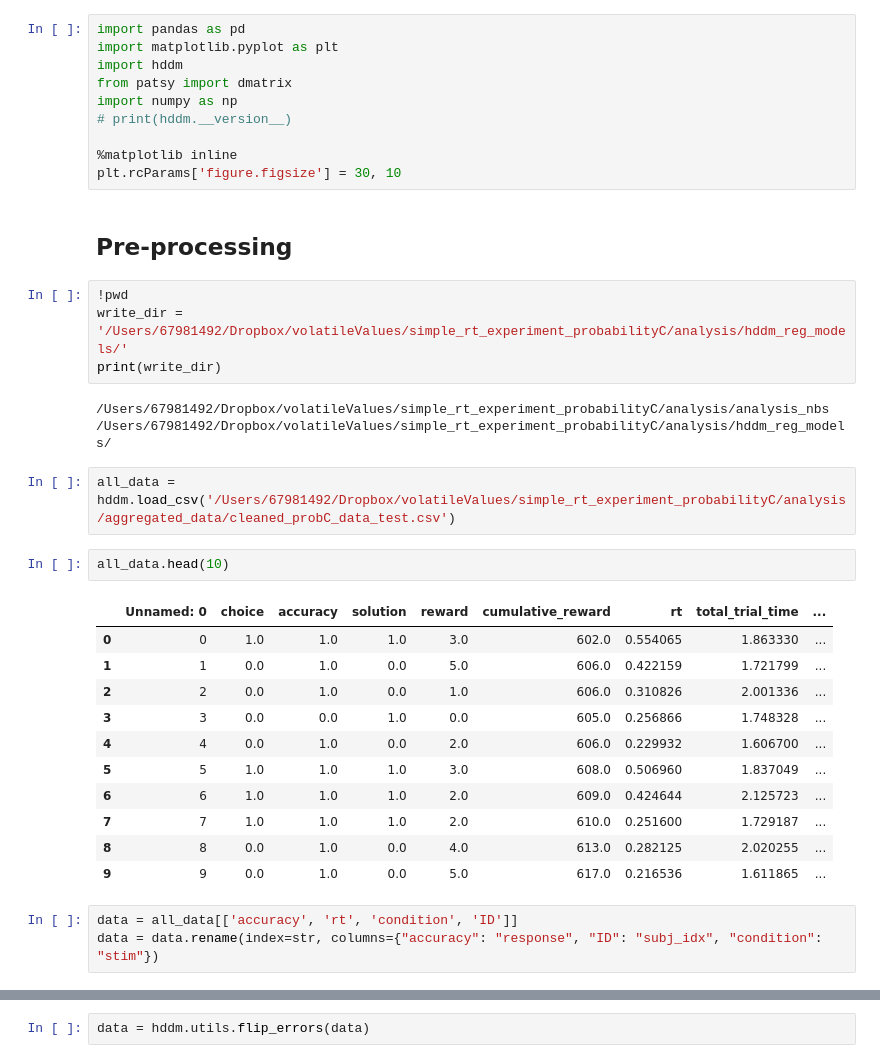
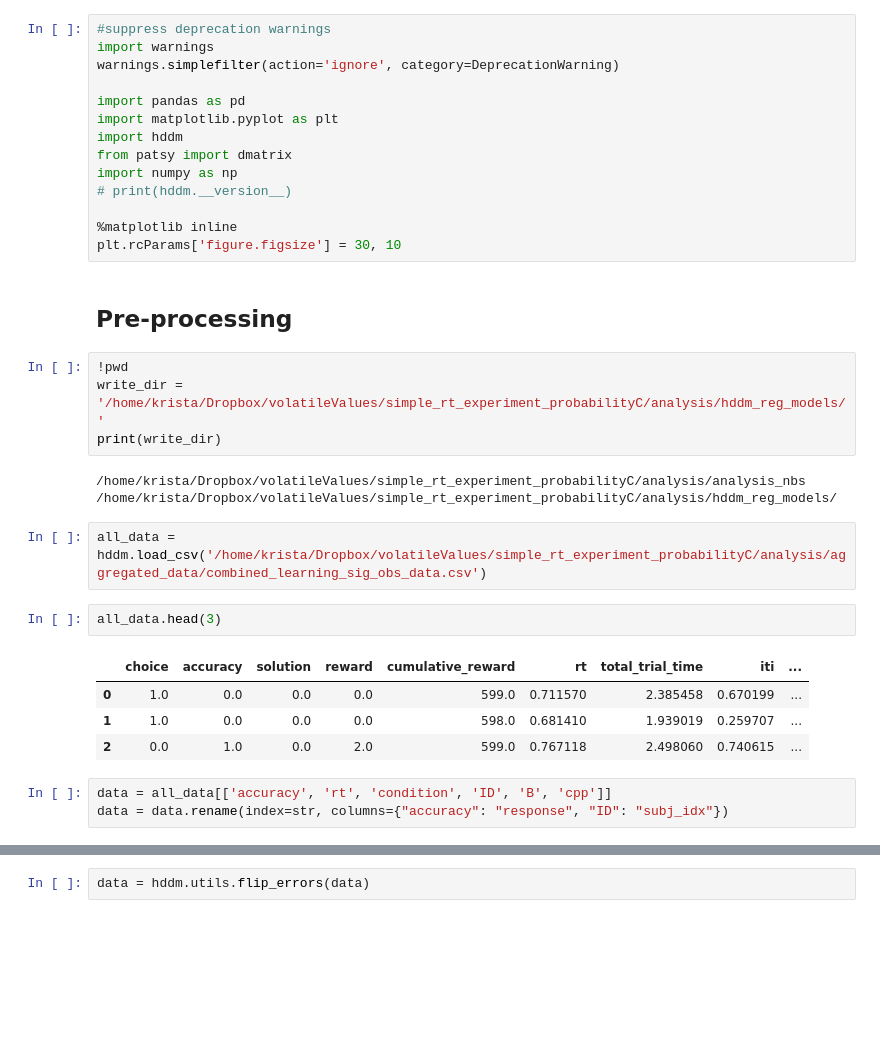
Before and after one commit to kalexandriabond/loki_0, a Jupyter notebook: simple_rt_experiment_probabilityC/analysis/analysis_nbs/hddm_regression_observed_clean.ipynb, the cells around one changed output, grey strips where cells are left out. Saved outputs shown, nothing was run; the diff lists cells and outputs as text; blank space fills up the shorter version.

```diff
--- a/simple_rt_experiment_probabilityC/analysis/analysis_nbs/hddm_regression_observed_clean.ipynb
+++ b/simple_rt_experiment_probabilityC/analysis/analysis_nbs/hddm_regression_observed_clean.ipynb
@@ -1,4 +1,8 @@
 # %%
+#suppress deprecation warnings
+import warnings
+warnings.simplefilter(action='ignore', category=DeprecationWarning)
+
 import pandas as pd
 import matplotlib.pyplot as plt
 import hddm
@@ -12,29 +16,22 @@ plt.rcParams['figure.figsize'] = 30, 10
 ## Pre-processing
 # %%
 !pwd
-write_dir = '/Users/67981492/Dropbox/volatileValues/simple_rt_experiment_probabilityC/analysis/hddm_reg_models/'
+write_dir = '/home/krista/Dropbox/volatileValues/simple_rt_experiment_probabilityC/analysis/hddm_reg_models/'
 print(write_dir)
 # %% [output]
-/Users/67981492/Dropbox/volatileValues/simple_rt_experiment_probabilityC/analysis/analysis_nbs
-/Users/67981492/Dropbox/volatileValues/simple_rt_experiment_probabilityC/analysis/hddm_reg_models/
+/home/krista/Dropbox/volatileValues/simple_rt_experiment_probabilityC/analysis/analysis_nbs
+/home/krista/Dropbox/volatileValues/simple_rt_experiment_probabilityC/analysis/hddm_reg_models/
 # %%
-all_data = hddm.load_csv('/Users/67981492/Dropbox/volatileValues/simple_rt_experiment_probabilityC/analysis/aggregated_data/cleaned_probC_data_test.csv')
+all_data = hddm.load_csv('/home/krista/Dropbox/volatileValues/simple_rt_experiment_probabilityC/analysis/aggregated_data/combined_learning_sig_obs_data.csv')
 # %%
-all_data.head(10)
+all_data.head(3)
 # %% [output]
-|  | Unnamed: 0 | choice | accuracy | solution | reward | cumulative_reward | rt | total_trial_time | ... |
-| 0 | 0 | 1.0 | 1.0 | 1.0 | 3.0 | 602.0 | 0.554065 | 1.863330 | ... |
-| 1 | 1 | 0.0 | 1.0 | 0.0 | 5.0 | 606.0 | 0.422159 | 1.721799 | ... |
-| 2 | 2 | 0.0 | 1.0 | 0.0 | 1.0 | 606.0 | 0.310826 | 2.001336 | ... |
-| 3 | 3 | 0.0 | 0.0 | 1.0 | 0.0 | 605.0 | 0.256866 | 1.748328 | ... |
-| 4 | 4 | 0.0 | 1.0 | 0.0 | 2.0 | 606.0 | 0.229932 | 1.606700 | ... |
-| 5 | 5 | 1.0 | 1.0 | 1.0 | 3.0 | 608.0 | 0.506960 | 1.837049 | ... |
-| 6 | 6 | 1.0 | 1.0 | 1.0 | 2.0 | 609.0 | 0.424644 | 2.125723 | ... |
-| 7 | 7 | 1.0 | 1.0 | 1.0 | 2.0 | 610.0 | 0.251600 | 1.729187 | ... |
-| 8 | 8 | 0.0 | 1.0 | 0.0 | 4.0 | 613.0 | 0.282125 | 2.020255 | ... |
-| 9 | 9 | 0.0 | 1.0 | 0.0 | 5.0 | 617.0 | 0.216536 | 1.611865 | ... |
+|  | choice | accuracy | solution | reward | cumulative_reward | rt | total_trial_time | iti | ... |
+| 0 | 1.0 | 0.0 | 0.0 | 0.0 | 599.0 | 0.711570 | 2.385458 | 0.670199 | ... |
+| 1 | 1.0 | 0.0 | 0.0 | 0.0 | 598.0 | 0.681410 | 1.939019 | 0.259707 | ... |
+| 2 | 0.0 | 1.0 | 0.0 | 2.0 | 599.0 | 0.767118 | 2.498060 | 0.740615 | ... |
 # %%
-data = all_data[['accuracy', 'rt', 'condition', 'ID']]
-data = data.rename(index=str, columns={"accuracy": "response", "ID": "subj_idx", "condition": "stim"})
+data = all_data[['accuracy', 'rt', 'condition', 'ID', 'B', 'cpp']]
+data = data.rename(index=str, columns={"accuracy": "response", "ID": "subj_idx"})
 # %%
 data.columns = data.columns.str.strip()
```
Also changed, not shown: parts of 46 cells of this notebook, 47 other files.
